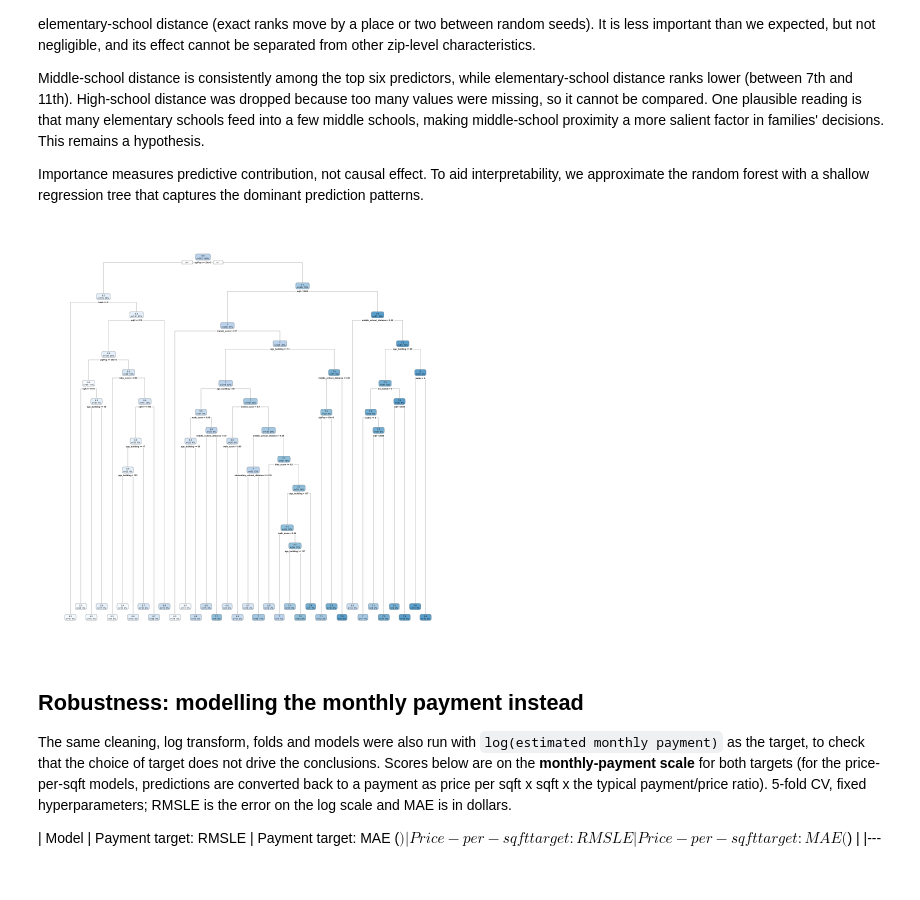
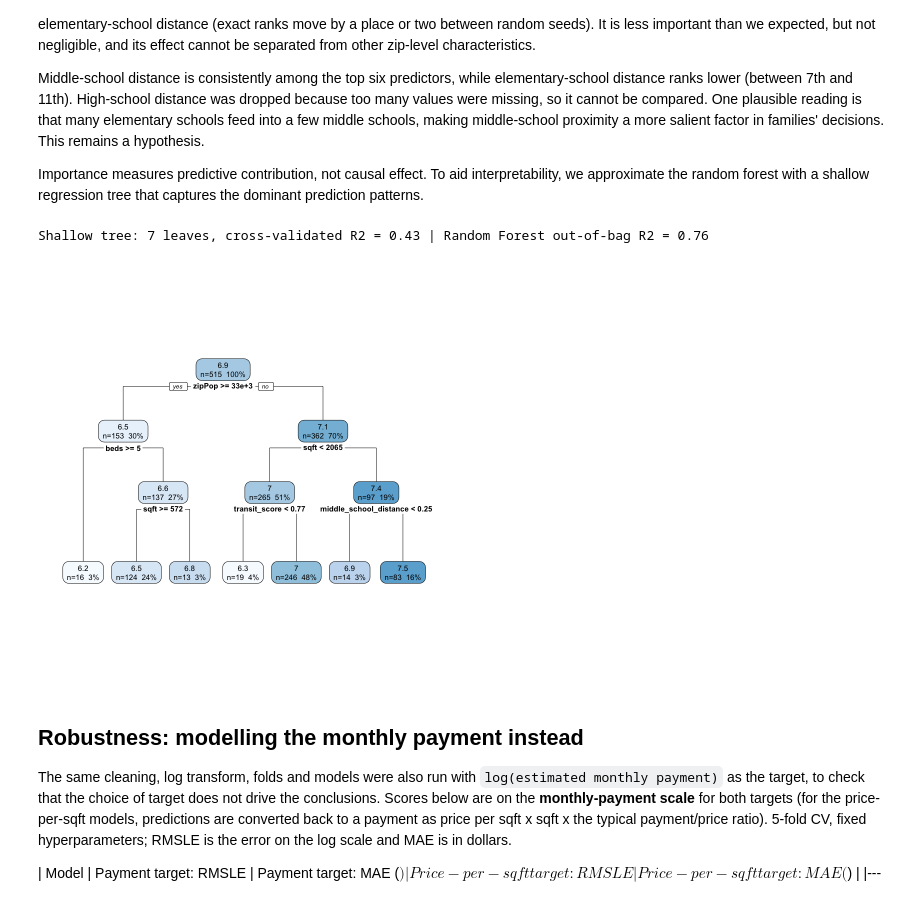
Before and after one commit to justin-iler/urban-market-predictive-framework, a Jupyter notebook: Boston_Housing_Predictive_Framework.ipynb, the cells around one changed output. Drawn from its saved outputs; the diff is of its cells as text; code cells hidden in the pictures.

```diff
--- a/Boston_Housing_Predictive_Framework.ipynb
+++ b/Boston_Housing_Predictive_Framework.ipynb
@@ -1032,18 +1038,28 @@ Middle-school distance is consistently among the top six predictors, while eleme
 
 Importance measures predictive contribution, not causal effect. To aid interpretability, we approximate the random forest with a shallow regression tree that captures the dominant prediction patterns.
 # %%
-# Fit a single CART tree to the SAME data
+# Approximate the forest with a single shallow CART tree, fitted to the SAME data.
+# maxdepth = 3 keeps the tree readable (at most 8 leaves); cp = 0.005 stops splits that add little.
+set.seed(123)
 single_tree <- rpart(
   log_pps ~ .,
   data = full_train_num,
   method = "anova",
-  control = rpart.control(cp = 0.001)
+  control = rpart.control(maxdepth = 3, cp = 0.005)
 )
 
 ## Node values are log(price per sqft)
 rpart.plot(single_tree, type = 2, extra = 101)
+
+## How much variation the shallow tree captures, compared with the forest (out-of-bag R-squared)
+tree_cp <- single_tree$cptable
+cat(sprintf("Shallow tree: %d leaves, cross-validated R2 = %.2f | Random Forest out-of-bag R2 = %.2f\n",
+            sum(single_tree$frame$var == "<leaf>"),
+            1 - tree_cp[nrow(tree_cp), "xerror"],
+            tail(final_rf_optimised$rsq, 1)))
 # %% [output]
+Shallow tree: 7 leaves, cross-validated R2 = 0.43 | Random Forest out-of-bag R2 = 0.76
-[figure, old version]
+[figure, new version]
 # %%
 ## Export our constructed dataset to .csv (price per sqft is added back for convenience)
 write.csv(merged_data %>% mutate(price_per_sqft = exp(log_pps)),
```
Also changed, not shown: parts of 4 cells of this notebook, 1 other file.
